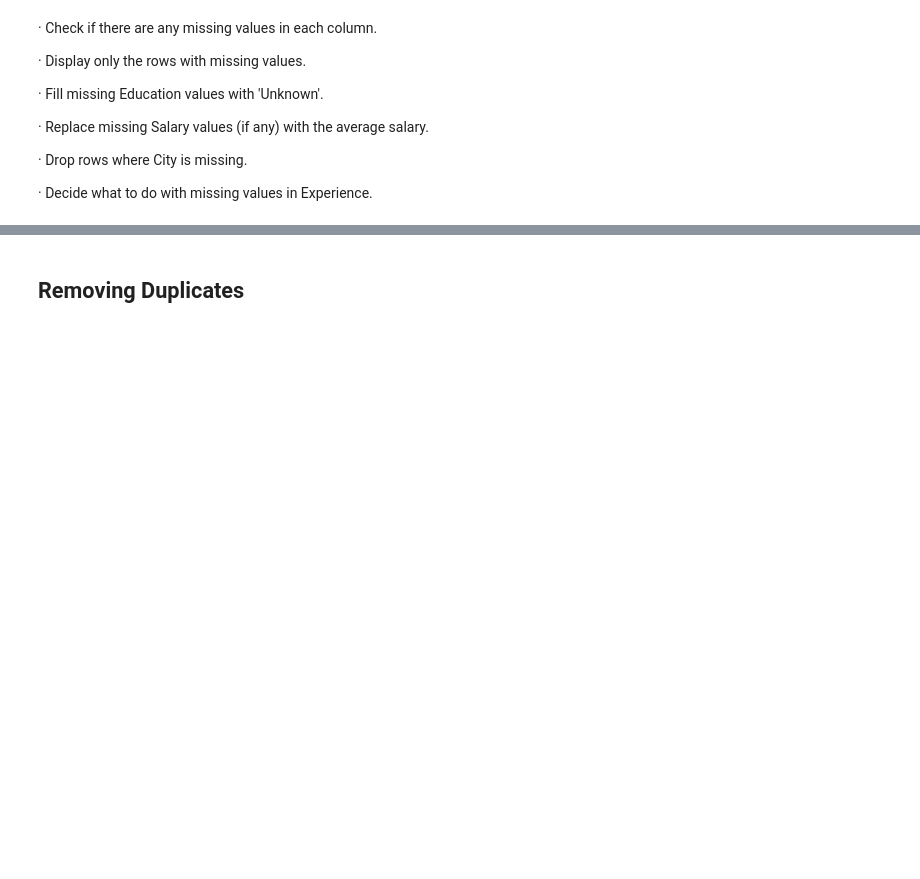
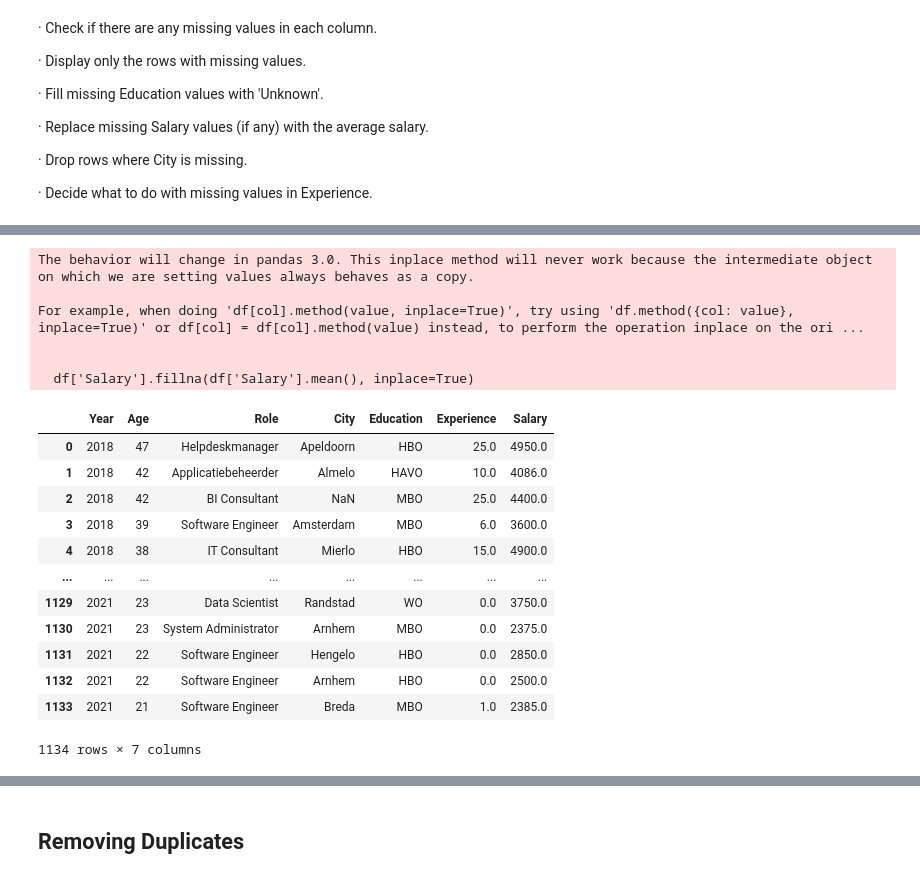
Before and after one commit to PaullGit/AI-healthcare, a Jupyter notebook: Week3/M2_A3_group09.ipynb, the cells around one changed output, grey strips where cells are left out. Saved outputs shown, nothing was run; the diff lists cells and outputs as text; code cells hidden in the pictures; blank space fills up the shorter version.

```diff
--- a/Week3/M2_A3_group09.ipynb
+++ b/Week3/M2_A3_group09.ipynb
@@ -38,0 +103,25 @@ _Week 3_
+# %%
+#TODO
+df['Salary'].fillna(df['Salary'].mean(), inplace=True)
+
+df
+# %% [output]
+The behavior will change in pandas 3.0. This inplace method will never work because the intermediate object on which we are setting values always behaves as a copy.
+
+For example, when doing 'df[col].method(value, inplace=True)', try using 'df.method({col: value}, inplace=True)' or df[col] = df[col].method(value) instead, to perform the operation inplace on the ori ...
+
+
+  df['Salary'].fillna(df['Salary'].mean(), inplace=True)
+|  | Year | Age | Role | City | Education | Experience | Salary |
+| 0 | 2018 | 47 | Helpdeskmanager | Apeldoorn | HBO | 25.0 | 4950.0 |
+| 1 | 2018 | 42 | Applicatiebeheerder | Almelo | HAVO | 10.0 | 4086.0 |
+| 2 | 2018 | 42 | BI Consultant | NaN | MBO | 25.0 | 4400.0 |
+| 3 | 2018 | 39 | Software Engineer | Amsterdam | MBO | 6.0 | 3600.0 |
+| 4 | 2018 | 38 | IT Consultant | Mierlo | HBO | 15.0 | 4900.0 |
+| ... | ... | ... | ... | ... | ... | ... | ... |
+| 1129 | 2021 | 23 | Data Scientist | Randstad | WO | 0.0 | 3750.0 |
+| 1130 | 2021 | 23 | System Administrator | Arnhem | MBO | 0.0 | 2375.0 |
+| 1131 | 2021 | 22 | Software Engineer | Hengelo | HBO | 0.0 | 2850.0 |
+| 1132 | 2021 | 22 | Software Engineer | Arnhem | HBO | 0.0 | 2500.0 |
+| 1133 | 2021 | 21 | Software Engineer | Breda | MBO | 1.0 | 2385.0 |
+1134 rows × 7 columns
```
Also changed, not shown: parts of 12 cells of this notebook, 1 other file.
